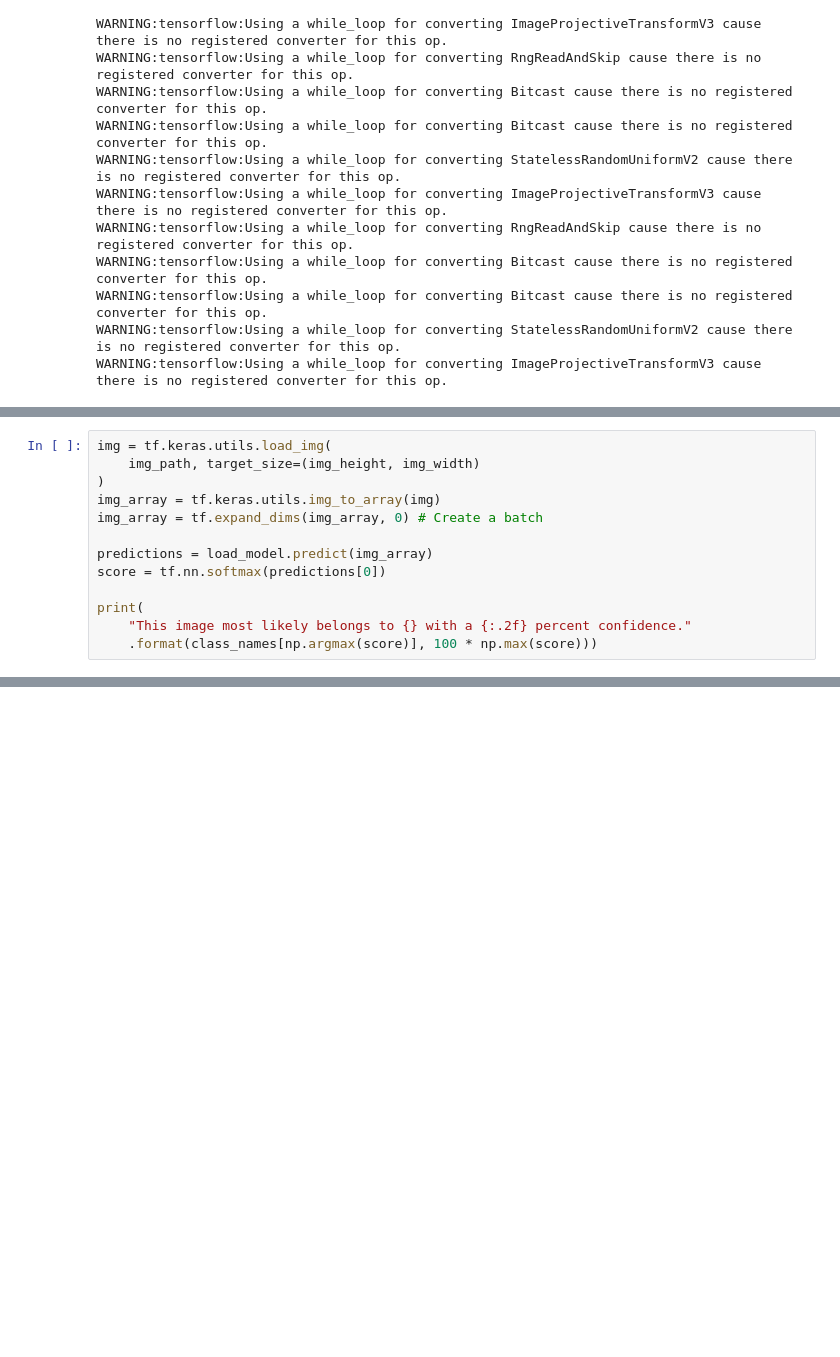
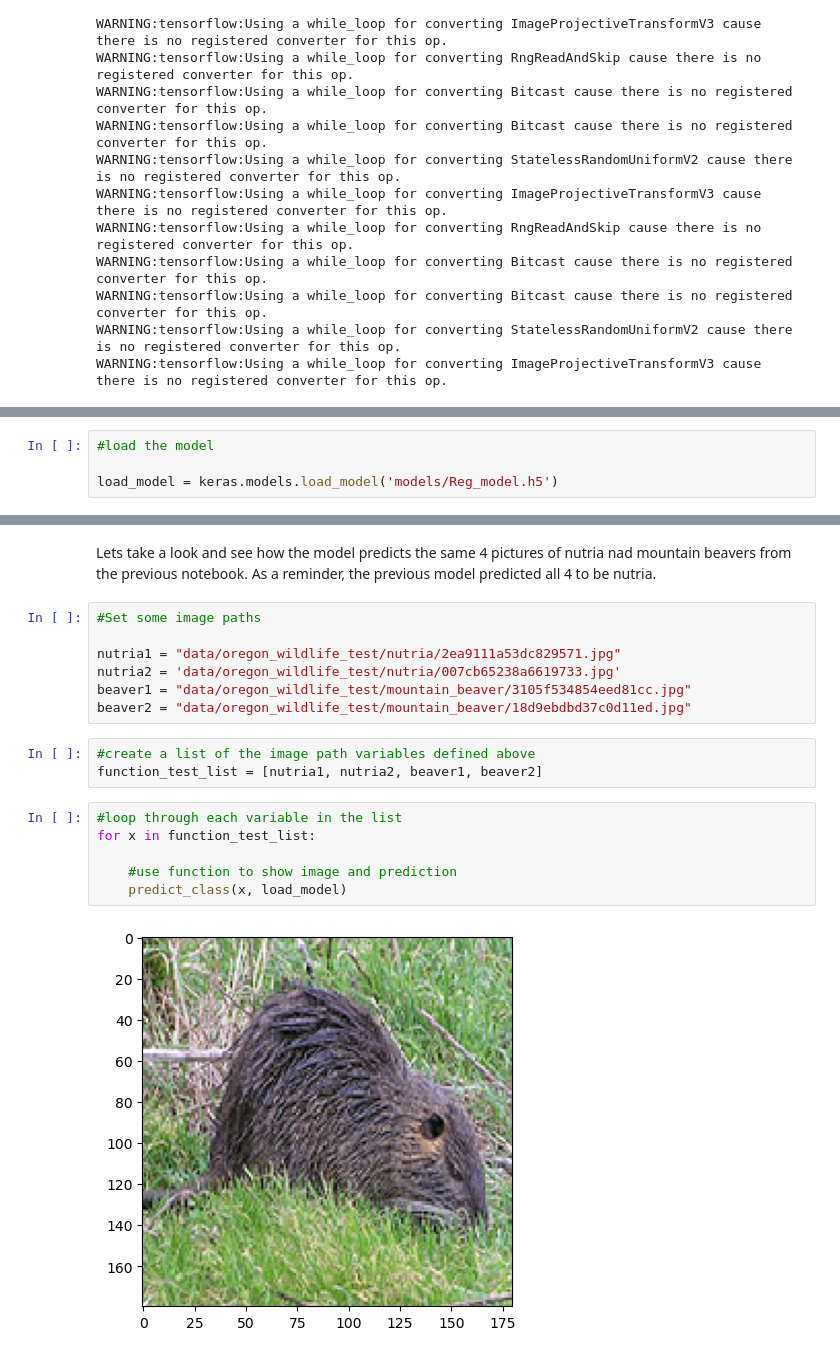
Before and after one commit to Dlappin93/Image-Classification-Capstone, a Jupyter notebook: 4.0_Regularization_Strategies_Adjusted.ipynb, the cells around one changed output, grey strips where cells are left out. Saved outputs shown, nothing was run; the diff lists cells and outputs as text; blank space fills up the shorter version.

Commit message:
Notebooks through 4.0 markdown complete

```diff
--- a/4.0_Regularization_Strategies_Adjusted.ipynb
+++ b/4.0_Regularization_Strategies_Adjusted.ipynb
@@ -773,13 +756,0 @@ plt.show()
-# %%
-img = tf.keras.utils.load_img(
-    img_path, target_size=(img_height, img_width)
-)
-img_array = tf.keras.utils.img_to_array(img)
-img_array = tf.expand_dims(img_array, 0) # Create a batch
-
-predictions = load_model.predict(img_array)
-score = tf.nn.softmax(predictions[0])
-
-print(
-    "This image most likely belongs to {} with a {:.2f} percent confidence."
-    .format(class_names[np.argmax(score)], 100 * np.max(score)))
@@ -788,0 +804,4 @@ This image most likely belongs to cougar with a 6.59 percent confidence.
+# %%
+#load the model
+
+load_model = keras.models.load_model('models/Reg_model.h5')
@@ -788,0 +829,20 @@ This image most likely belongs to cougar with a 6.59 percent confidence.
+# %% [markdown]
+Lets take a look and see how the model predicts the same 4 pictures of nutria nad mountain beavers from the previous notebook. As a reminder, the previous model predicted all 4 to be nutria.
+# %%
+#Set some image paths
+
+nutria1 = "data/oregon_wildlife_test/nutria/2ea9111a53dc829571.jpg"
+nutria2 = 'data/oregon_wildlife_test/nutria/007cb65238a6619733.jpg'
+beaver1 = "data/oregon_wildlife_test/mountain_beaver/3105f534854eed81cc.jpg"
+beaver2 = "data/oregon_wildlife_test/mountain_beaver/18d9ebdbd37c0d11ed.jpg"
+# %%
+#create a list of the image path variables defined above
+function_test_list = [nutria1, nutria2, beaver1, beaver2]
+# %%
+#loop through each variable in the list
+for x in function_test_list:
+
+    #use function to show image and prediction
+    predict_class(x, load_model)
+# %% [output]
+[figure, added]
```
Also changed, not shown: parts of 65 cells of this notebook, 3 other files.
